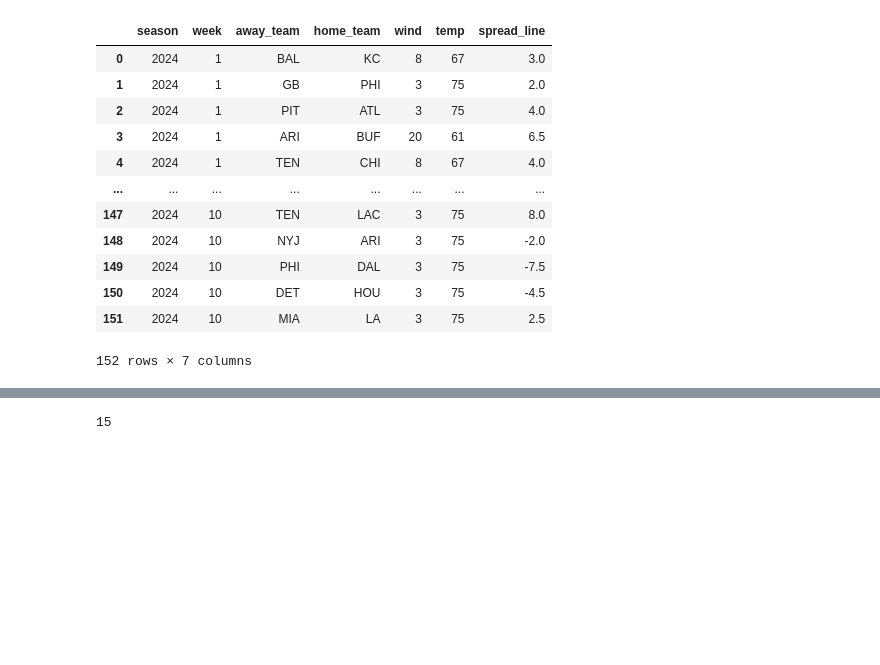
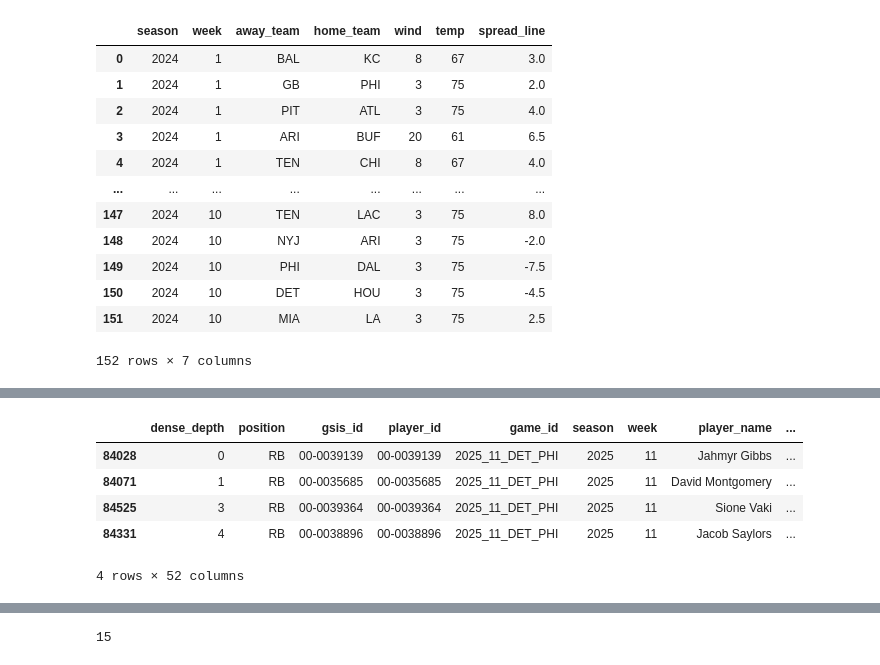
Before and after one commit to sharedw/NFL_sim, a Jupyter notebook: notebooks/other_notebooks/sim.ipynb, the cells around one changed output, grey strips where cells are left out. Cells and saved outputs as stored; diff of their text form; code cells hidden in the pictures; blank space fills up the shorter version.

```diff
--- a/notebooks/other_notebooks/sim.ipynb
+++ b/notebooks/other_notebooks/sim.ipynb
@@ -21,3 +21,12 @@ schedule
 | 150 | 2024 | 10 | DET | HOU | 3 | 75 | -4.5 |
 | 151 | 2024 | 10 | MIA | LA | 3 | 75 | 2.5 |
 152 rows × 7 columns
+# %%
+PLAYERS: pd.DataFrame = Quack.query('''select p.*, adv.stuffed,
+mediocre, explosive, huge_play,
+first_down, short_first, epa
+from player_weekly_agg as p
+left join rusher_adv as adv
+on p.gsis_id = adv.gsis_id
+and p.game_id = adv.game_id''')
+#PLAYERS = pd.concat((PLAYERS, Quack.query('select *, player_name as player_display_name from kicker_ratings')))
@@ -24,3 +77,17 @@ schedule
+# %%
+PLAYERS.loc[
+	(PLAYERS.week==11)
+	& (PLAYERS.season==2025)
+	& (PLAYERS.team=='DET')
+	& (PLAYERS.position=='RB')
+].sort_values(by=['position','dense_depth'])
+# %% [output]
+|  | dense_depth | position | gsis_id | player_id | game_id | season | week | player_name | ... |
+| 84028 | 0 | RB | 00-0039139 | 00-0039139 | 2025_11_DET_PHI | 2025 | 11 | Jahmyr Gibbs | ... |
+| 84071 | 1 | RB | 00-0035685 | 00-0035685 | 2025_11_DET_PHI | 2025 | 11 | David Montgomery | ... |
+| 84525 | 3 | RB | 00-0039364 | 00-0039364 | 2025_11_DET_PHI | 2025 | 11 | Sione Vaki | ... |
+| 84331 | 4 | RB | 00-0038896 | 00-0038896 | 2025_11_DET_PHI | 2025 | 11 | Jacob Saylors | ... |
+4 rows × 52 columns
 # %%
 vik = Team("CHI", 2025, 10)
 det = Team("DET", 2025, 11)
```
Also changed, not shown: parts of 4 cells of this notebook, 2 other files.
